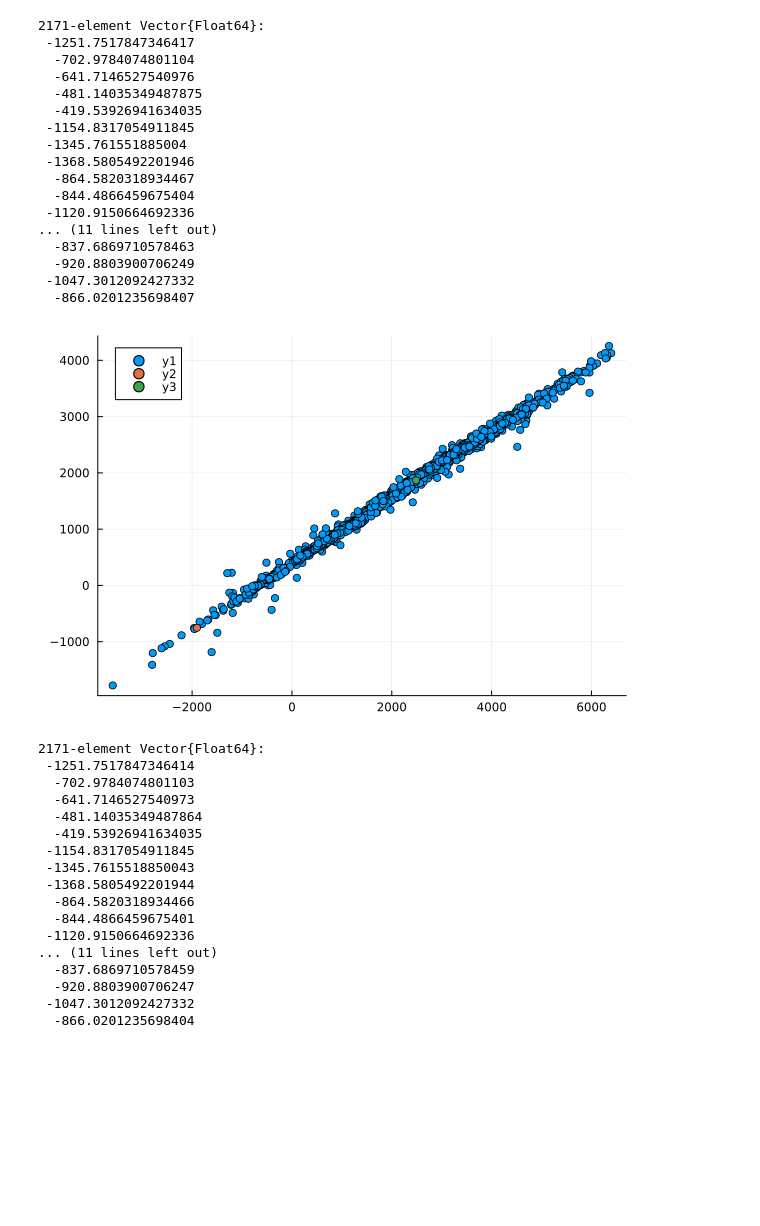
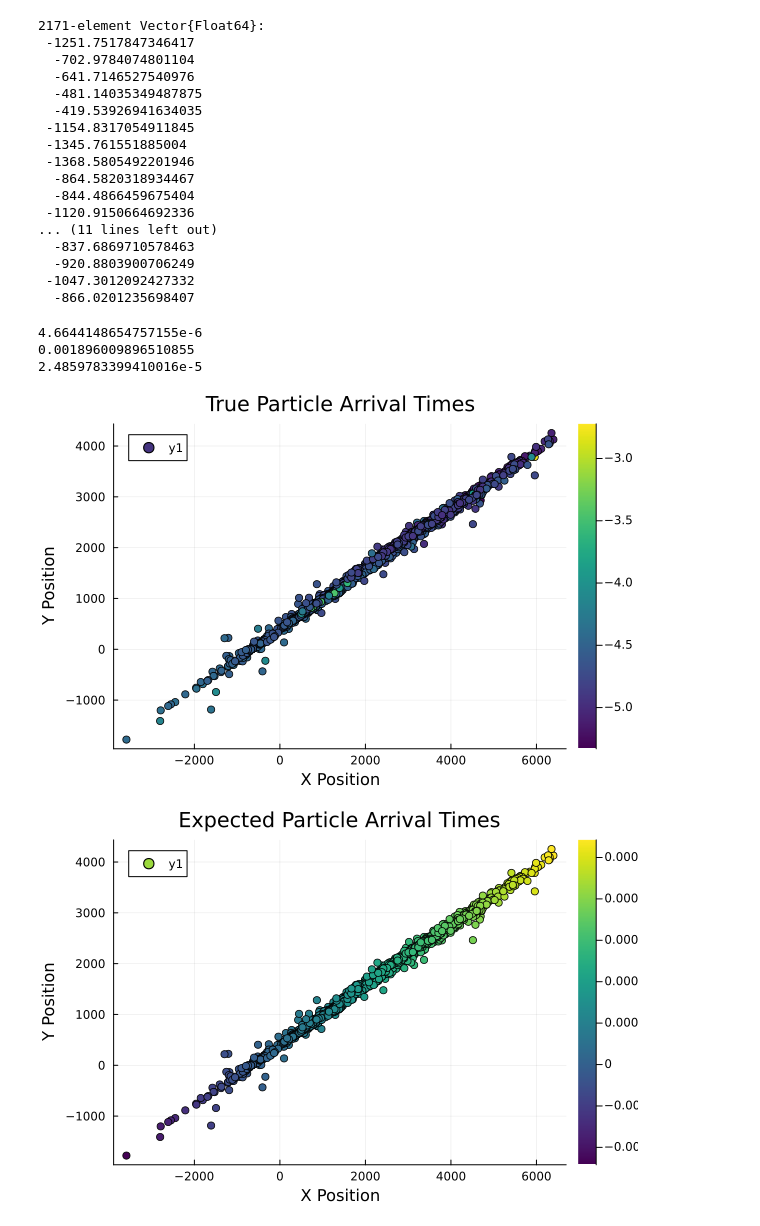
Before and after one commit to frannygalvan/Neutrino, a Jupyter notebook: Desktop/TAMBO/Neutrino_Plot/mle_true_data.ipynb, the cells around one changed output. Cells and saved outputs as stored; diff of their text form; code cells hidden in the pictures; blank space fills up the shorter version.

Commit message:
Corrected time function: w/ properly calculated R

```diff
--- a/Desktop/TAMBO/Neutrino_Plot/mle_true_data.ipynb
+++ b/Desktop/TAMBO/Neutrino_Plot/mle_true_data.ipynb
@@ -94,32 +89,32 @@ new_z = (-normal_vector[1]*rotated_positions[1,:]-normal_vector[2]*rotated_posit
   -920.8803900706249
  -1047.3012092427332
   -866.0201235698407
-# %%
-scatter(rotated_positions[1,:],rotated_positions[2,:])
-scatter!((-1904,-753))
-scatter!((2485.30829674464,1867.8751468942435))
-# %% [output]
-[figure, removed]
-# %%
-rotated_positions[3,:]
-# %% [output]
-2171-element Vector{Float64}:
- -1251.7517847346414
-  -702.9784074801103
-  -641.7146527540973
-  -481.14035349487864
-  -419.53926941634035
- -1154.8317054911845
- -1345.7615518850043
- -1368.5805492201944
-  -864.5820318934466
-  -844.4866459675401
- -1120.9150664692336
-... (11 lines left out)
-  -837.6869710578459
-  -920.8803900706247
- -1047.3012092427332
-  -866.0201235698404
+# %%
+min_time = minimum(particle_data.time)
+max_time = maximum(particle_data.time)
+average_time = mean(particle_data.time)
+normalized_time = (particle_data.time .- min_time) ./ (max_time - min_time)
+
+println(min_time)
+println(max_time)
+println(average_time)
+
+#scatter(rotated_positions[1, :], rotated_positions[2, :], marker_z=particle_data.time, color=:viridis, clims=(4.6644148654757155e-6, 0.001896009896510855), xlabel="X Position", ylabel="Y Position", title="True Particle Arrival Times")
+scatter(rotated_positions[1, :], rotated_positions[2, :], marker_z=log10.(particle_data.time), color=:viridis, xlabel="X Position", ylabel="Y Position", title="True Particle Arrival Times")
+
+#= scatter!((-1904,-753))
+scatter!((2485.30829674464,1867.8751468942435)) =#
+
+# savefig("true_particle_arrival_times.png")
+# %% [output]
+4.6644148654757155e-6
+0.001896009896510855
+2.4859783399410016e-5
+[figure, added]
+# %%
+scatter(rotated_positions[1, :], rotated_positions[2, :], marker_z=expected_time, color=:viridis, xlabel="X Position", ylabel="Y Position", title="Expected Particle Arrival Times")
+# %% [output]
+[figure, added]
 # %%
 a = 4.823e-4 / 1e9  # in s/m^2
 b = 19.41 / 1e9     # in seconds (s)
```
Also changed, not shown: parts of 6 cells of this notebook.
